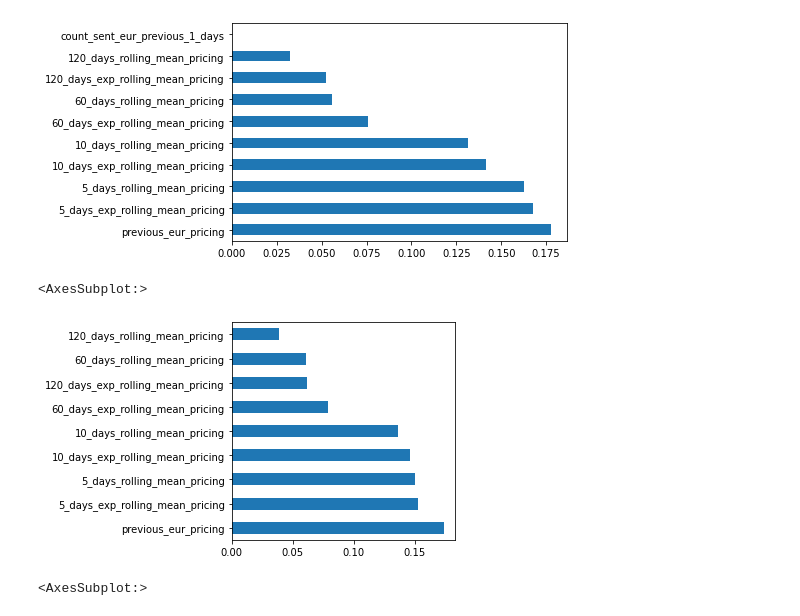
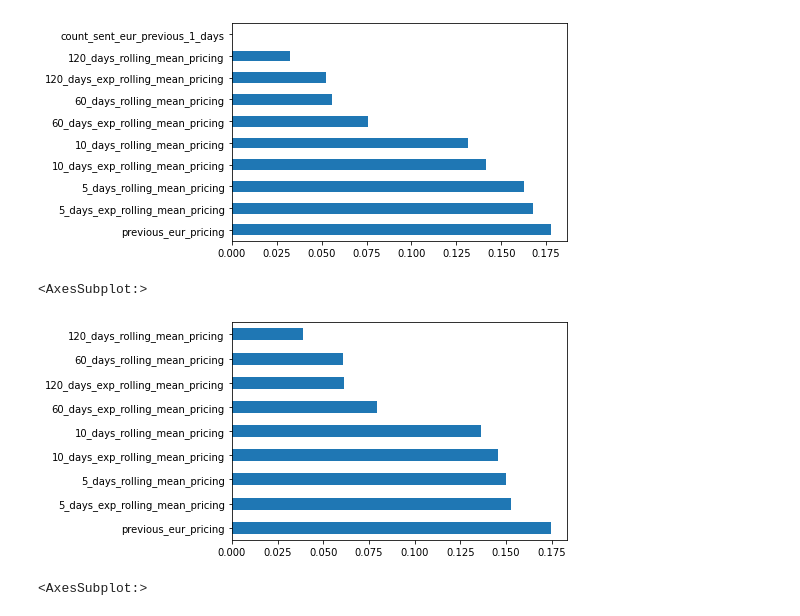
Before and after one commit to dtortosa/capstone_project, a Jupyter notebook: scripts/03_predicting_exchange_rate.ipynb, the cells around one changed output. Drawn from its saved outputs; the diff is of its cells as text; code cells hidden in the pictures.

Commit message:
adding figures and finishing result in readme

```diff
--- a/scripts/03_predicting_exchange_rate.ipynb
+++ b/scripts/03_predicting_exchange_rate.ipynb
@@ -697,12 +697,10 @@ pd.Series(full_model.feature_importances_, index=predictors.columns).nlargest(10
 [figure]
 # %%
 #eur pricing model only
-pd.Series(eur_model.feature_importances_, index=predictors_eur_pricing.columns).nlargest(10).plot(kind='barh',
-                                                                                                  figsize=(4, 4))
-plt.savefig('results/figures/eur_only_model_feature_importance.jpg')
+pd.Series(eur_model.feature_importances_, index=predictors_eur_pricing.columns).nlargest(10).plot(kind='barh')
 # %% [output]
 <AxesSubplot:>
-[figure, old version]
+[figure, new version]
 # %%
 #twitter predictors only
 pd.Series(twitter_model.feature_importances_, index=predictors_twitter.columns).nlargest(10).plot(kind='barh')
```
Also changed, not shown: parts of 1 cell of this notebook, 2 other files.
